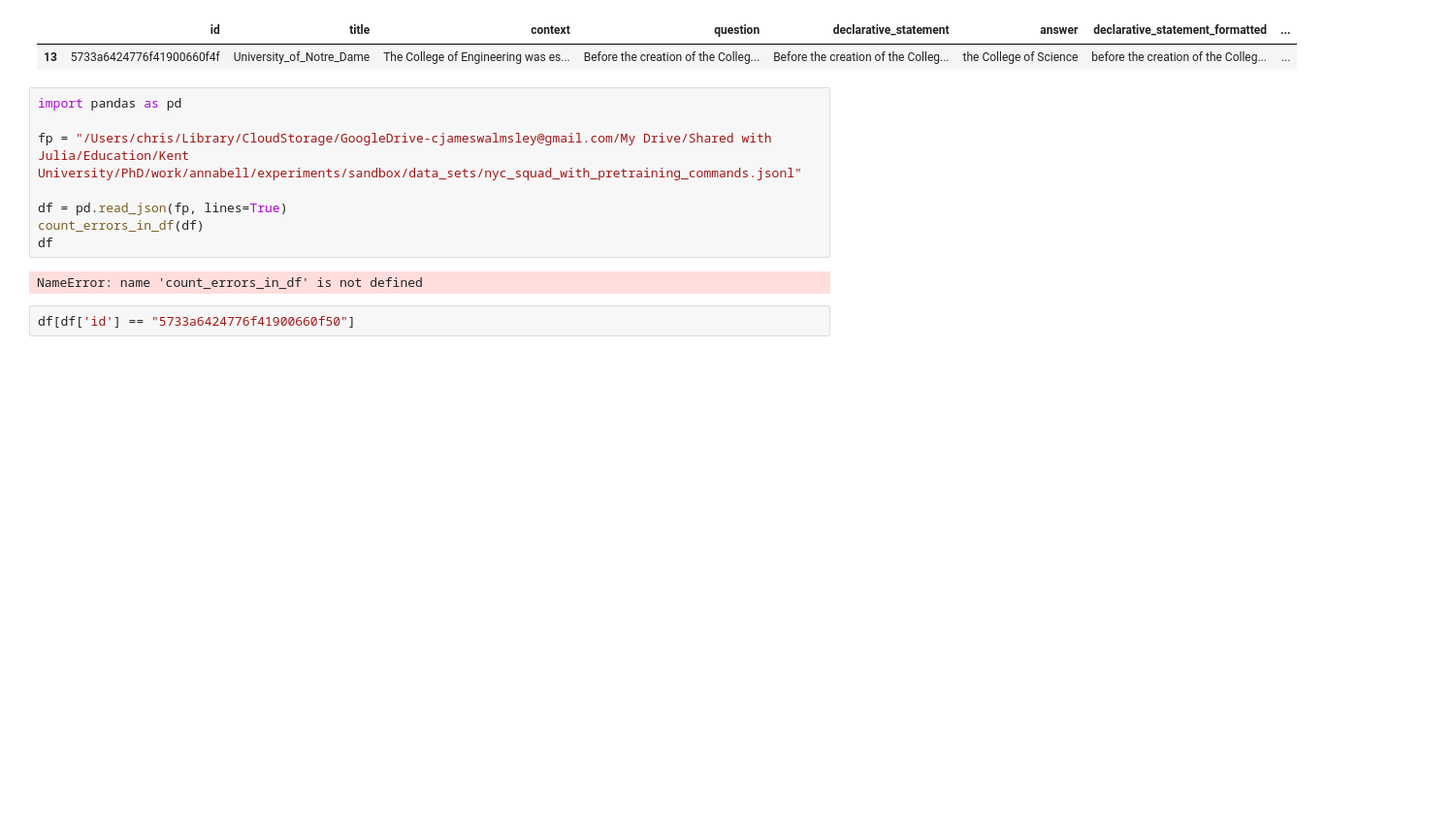
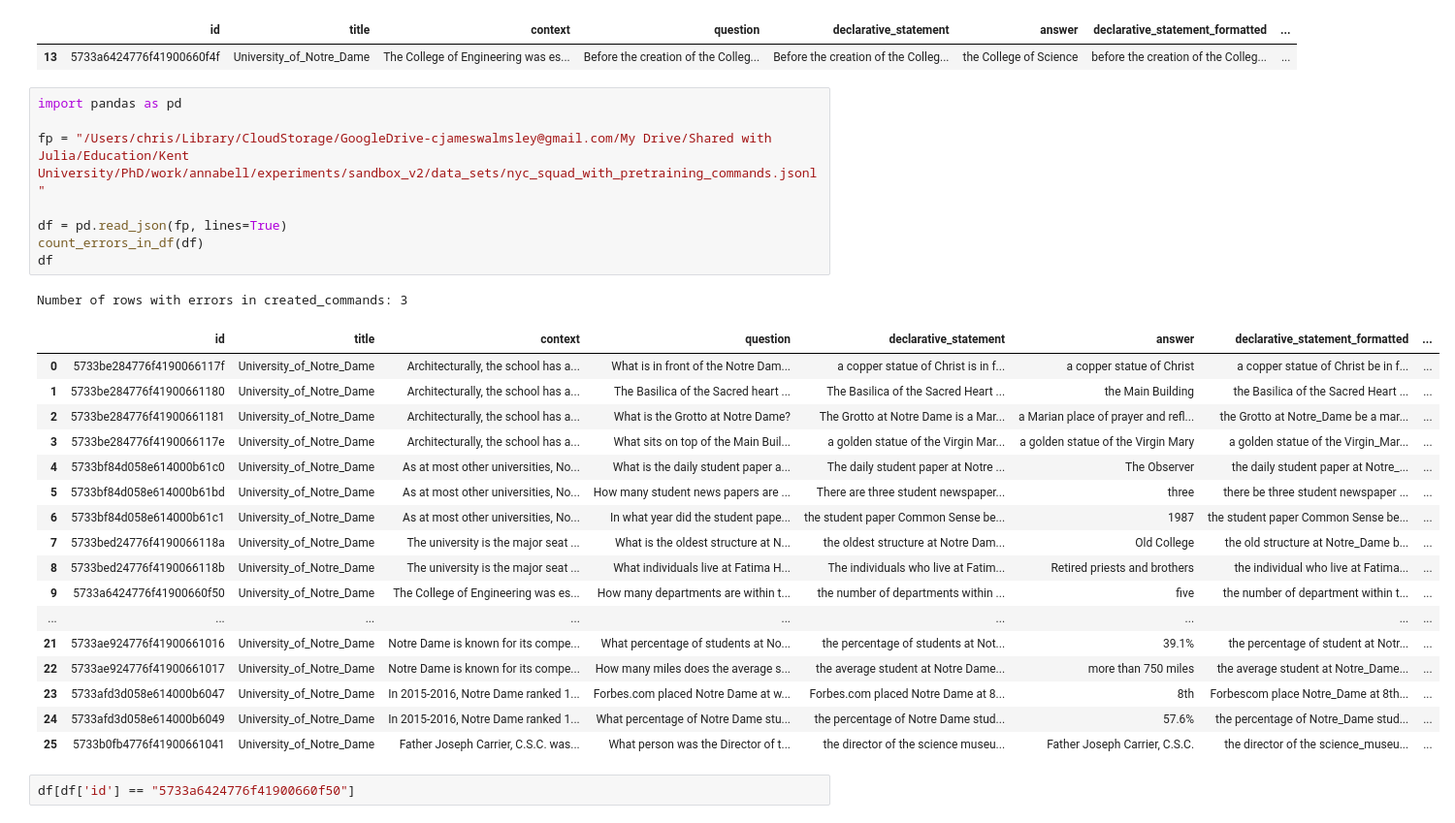
Before and after one commit to cjwalmsley/Training-and-evaluating-cognitive-language-models, a Jupyter notebook: debug_notebook.ipynb, the cells around one changed output. Shown at 97% size. Saved outputs shown, nothing was run; the diff lists cells and outputs as text; blank space fills up the shorter version.

```diff
--- a/debug_notebook.ipynb
+++ b/debug_notebook.ipynb
@@ -63,13 +62,30 @@ dataframe[dataframe['id'] == "5733a6424776f41900660f4f"]
 # %%
 import pandas as pd
 
-fp = "/Users/chris/Library/CloudStorage/GoogleDrive-cjameswalmsley@gmail.com/My Drive/Shared with Julia/Education/Kent University/PhD/work/annabell/experiments/sandbox/data_sets/nyc_squad_with_pretraining_commands.jsonl"
+fp = "/Users/chris/Library/CloudStorage/GoogleDrive-cjameswalmsley@gmail.com/My Drive/Shared with Julia/Education/Kent University/PhD/work/annabell/experiments/sandbox_v2/data_sets/nyc_squad_with_pretraining_commands.jsonl"
 
 df = pd.read_json(fp, lines=True)
 count_errors_in_df(df)
 df
 # %% [output]
-NameError: name 'count_errors_in_df' is not defined
+Number of rows with errors in created_commands: 3
+|  | id | title | context | question | declarative_statement | answer | declarative_statement_formatted | ... |
+| 0 | 5733be284776f4190066117f | University_of_Notre_Dame | Architecturally, the school has a... | What is in front of the Notre Dam... | a copper statue of Christ is in f... | a copper statue of Christ | a copper statue of Christ be in f... | ... |
+| 1 | 5733be284776f41900661180 | University_of_Notre_Dame | Architecturally, the school has a... | The Basilica of the Sacred heart ... | The Basilica of the Sacred Heart ... | the Main Building | the Basilica of the Sacred Heart ... | ... |
+| 2 | 5733be284776f41900661181 | University_of_Notre_Dame | Architecturally, the school has a... | What is the Grotto at Notre Dame? | The Grotto at Notre Dame is a Mar... | a Marian place of prayer and refl... | the Grotto at Notre_Dame be a mar... | ... |
+| 3 | 5733be284776f4190066117e | University_of_Notre_Dame | Architecturally, the school has a... | What sits on top of the Main Buil... | a golden statue of the Virgin Mar... | a golden statue of the Virgin Mary | a golden statue of the Virgin_Mar... | ... |
+| 4 | 5733bf84d058e614000b61c0 | University_of_Notre_Dame | As at most other universities, No... | What is the daily student paper a... | The daily student paper at Notre ... | The Observer | the daily student paper at Notre_... | ... |
+| 5 | 5733bf84d058e614000b61bd | University_of_Notre_Dame | As at most other universities, No... | How many student news papers are ... | There are three student newspaper... | three | there be three student newspaper ... | ... |
+| 6 | 5733bf84d058e614000b61c1 | University_of_Notre_Dame | As at most other universities, No... | In what year did the student pape... | the student paper Common Sense be... | 1987 | the student paper Common Sense be... | ... |
+| 7 | 5733bed24776f4190066118a | University_of_Notre_Dame | The university is the major seat ... | What is the oldest structure at N... | the oldest structure at Notre Dam... | Old College | the old structure at Notre_Dame b... | ... |
+| 8 | 5733bed24776f4190066118b | University_of_Notre_Dame | The university is the major seat ... | What individuals live at Fatima H... | The individuals who live at Fatim... | Retired priests and brothers | the individual who live at Fatima... | ... |
+| 9 | 5733a6424776f41900660f50 | University_of_Notre_Dame | The College of Engineering was es... | How many departments are within t... | the number of departments within ... | five | the number of department within t... | ... |
+| ... | ... | ... | ... | ... | ... | ... | ... | ... |
+| 21 | 5733ae924776f41900661016 | University_of_Notre_Dame | Notre Dame is known for its compe... | What percentage of students at No... | the percentage of students at Not... | 39.1% | the percentage of student at Notr... | ... |
+| 22 | 5733ae924776f41900661017 | University_of_Notre_Dame | Notre Dame is known for its compe... | How many miles does the average s... | the average student at Notre Dame... | more than 750 miles | the average student at Notre_Dame... | ... |
+| 23 | 5733afd3d058e614000b6047 | University_of_Notre_Dame | In 2015-2016, Notre Dame ranked 1... | Forbes.com placed Notre Dame at w... | Forbes.com placed Notre Dame at 8... | 8th | Forbescom place Notre_Dame at 8th... | ... |
+| 24 | 5733afd3d058e614000b6049 | University_of_Notre_Dame | In 2015-2016, Notre Dame ranked 1... | What percentage of Notre Dame stu... | the percentage of Notre Dame stud... | 57.6% | the percentage of Notre_Dame stud... | ... |
+| 25 | 5733b0fb4776f41900661041 | University_of_Notre_Dame | Father Joseph Carrier, C.S.C. was... | What person was the Director of t... | the director of the science museu... | Father Joseph Carrier, C.S.C. | the director of the science_museu... | ... |
 # %%
 df[df['id'] == "5733a6424776f41900660f50"]
 # %% [output]
```
Also changed, not shown: parts of 2 cells of this notebook, 5 other files.
